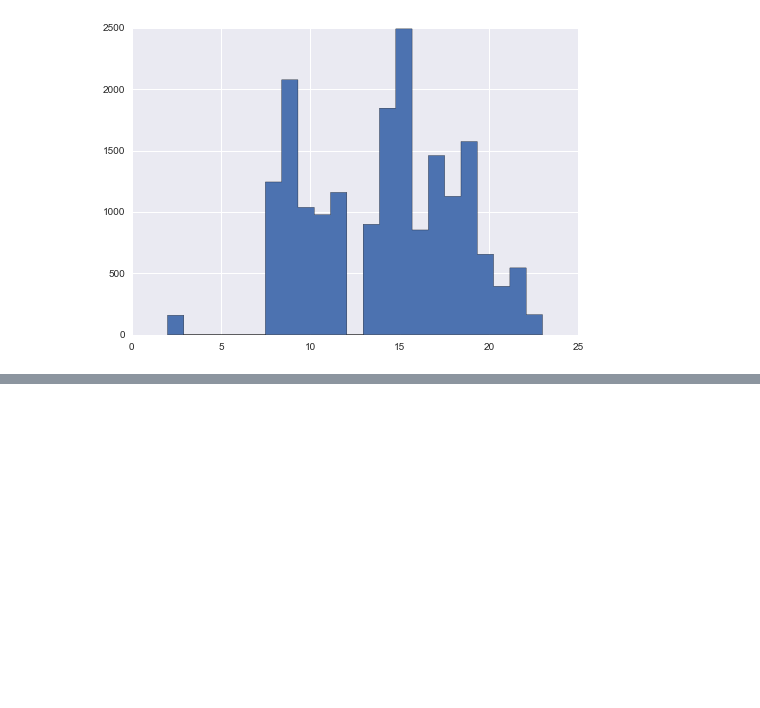
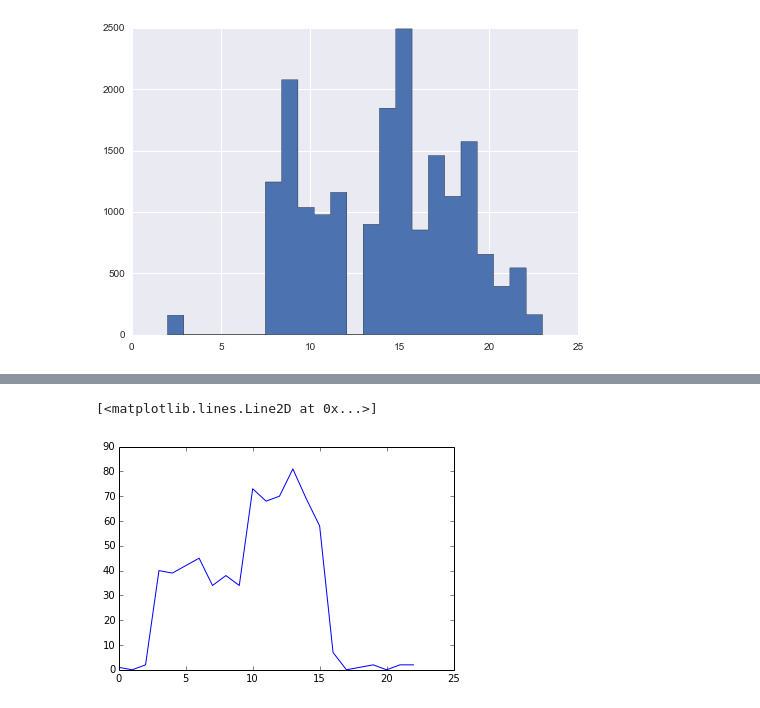
Before and after one commit to odhondt/flickr-data, a Jupyter notebook: flickr data.ipynb, the cells around one changed output, grey strips where cells are left out. Cells and saved outputs as stored; diff of their text form; code cells hidden in the pictures; blank space fills up the shorter version.

```diff
--- a/flickr data.ipynb
+++ b/flickr data.ipynb
@@ -380,0 +448,5 @@ hist(tt.hour, bins=23, histtype='stepfilled')
+# %%
+plot(h[0])
+# %% [output]
+[<matplotlib.lines.Line2D at 0x...>]
+[figure, added]
```
Also changed, not shown: parts of 8 cells of this notebook.
